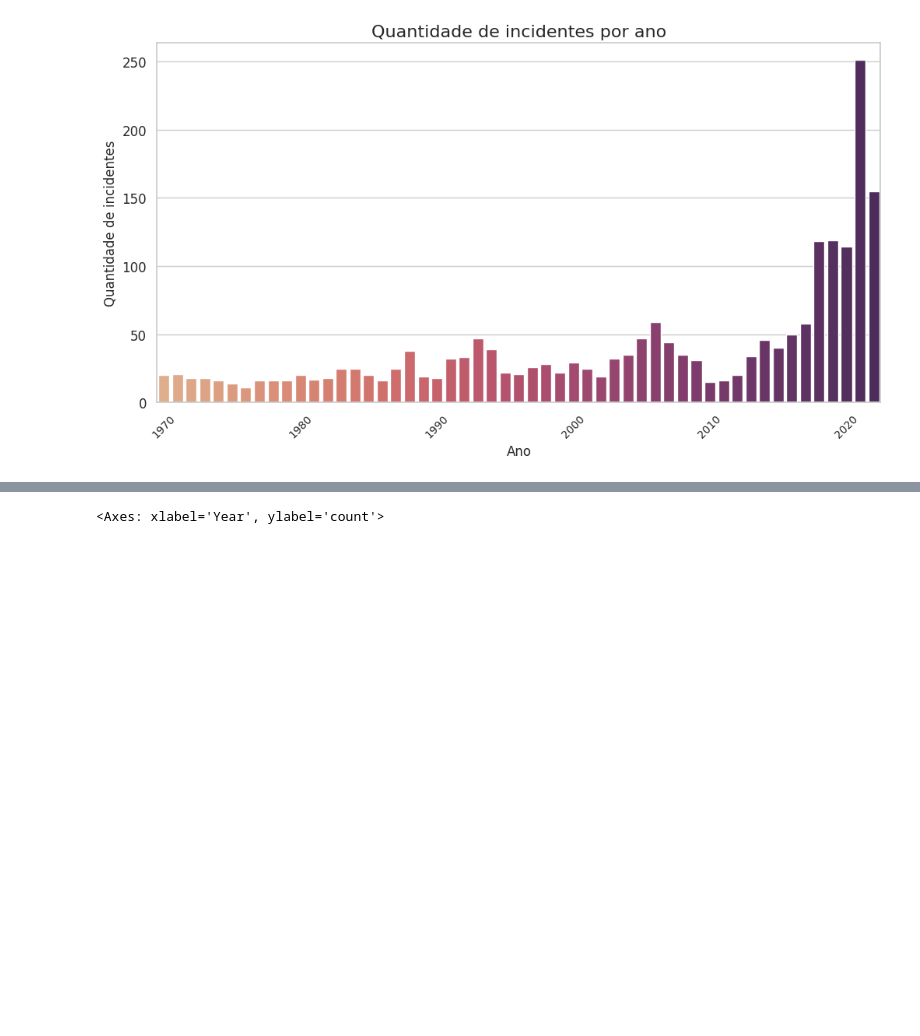
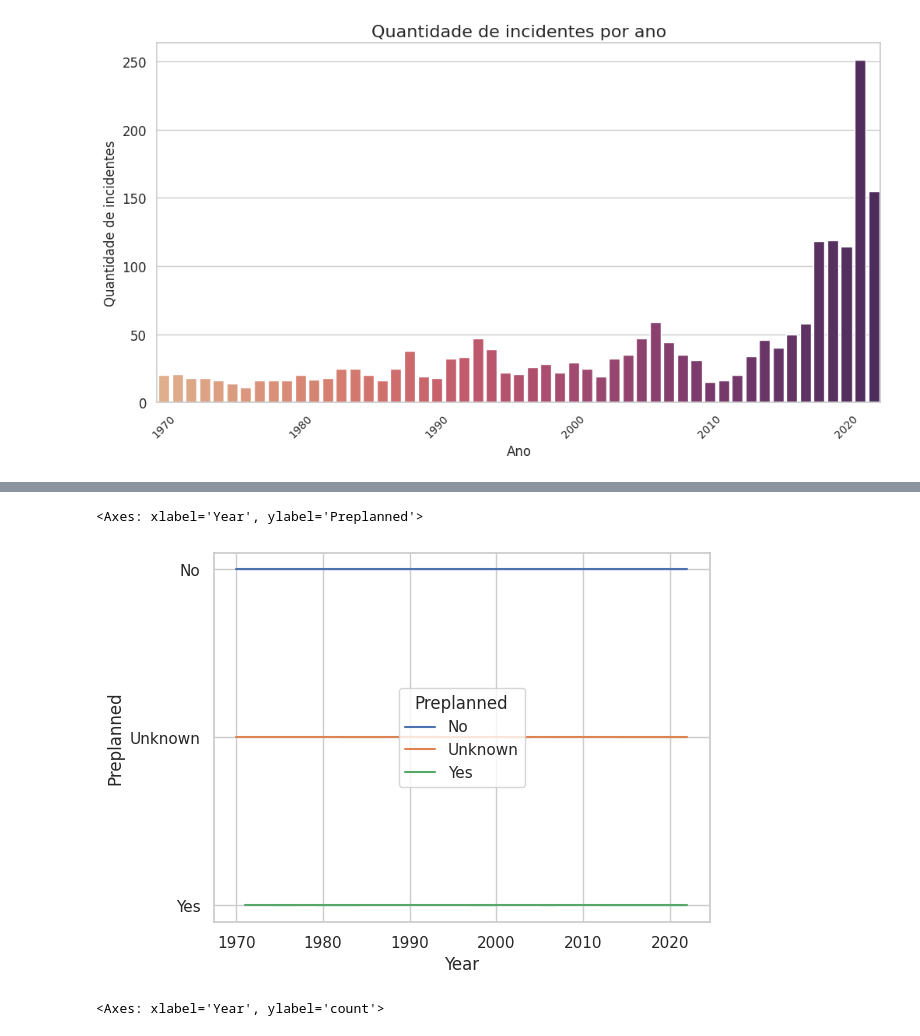
Before and after one commit to mariliabrito/gunviolence, a Jupyter notebook: Violência_Escolar.ipynb, the cells around one changed output, grey strips where cells are left out. Cells and saved outputs as stored; diff of their text form; code cells hidden in the pictures; blank space fills up the shorter version.

```diff
--- a/Violência_Escolar.ipynb
+++ b/Violência_Escolar.ipynb
@@ -498,3 +506,9 @@ sns.countplot(x=df_incid["State"])
+# %%
+sns.lineplot(x='Year', y=df_incid['Preplanned'], hue=df_incid['Preplanned'],
+             data=pd.melt(df_incid, ['Year']))
+# %% [output]
+<Axes: xlabel='Year', ylabel='Preplanned'>
+[figure, added]
 # %%
 fig = plt.figure(figsize=(25,5))
 sns.countplot(x=df_incid["Year"], hue=df_incid['Preplanned'])
```
Also changed, not shown: parts of 7 cells of this notebook.
